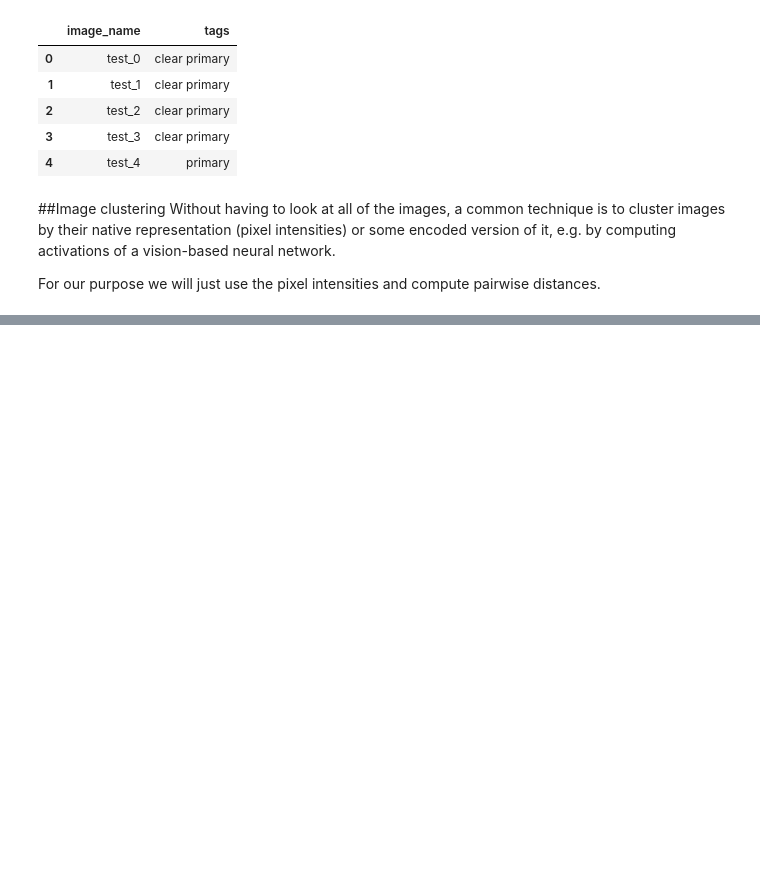
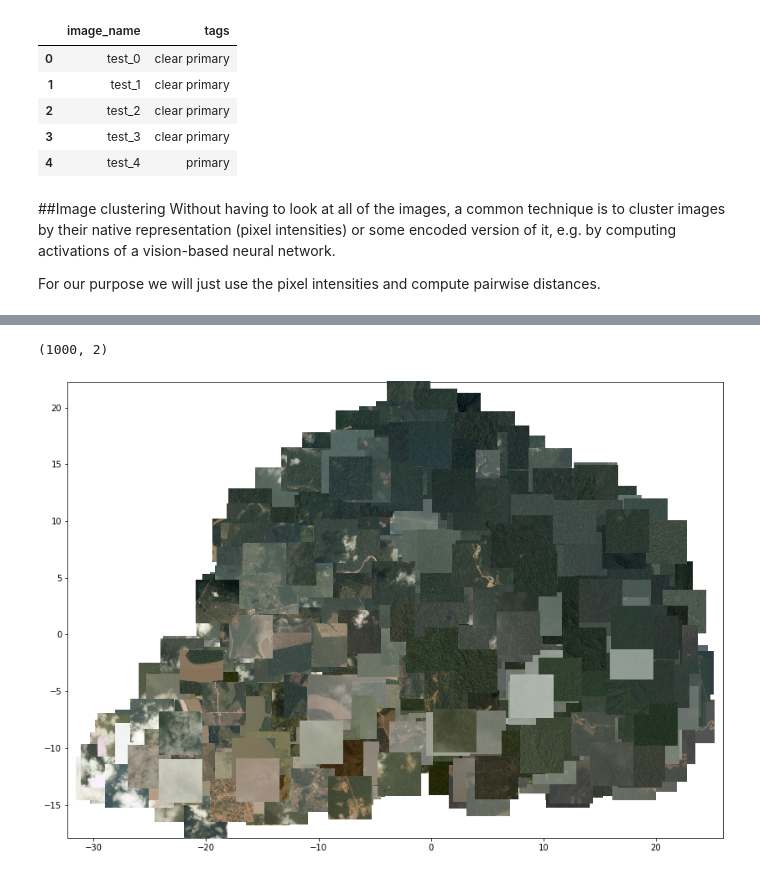
Before and after one commit to sidhant-guliani/satellite-images-CNN, a Jupyter notebook: multimultilabel_classification.ipynb, the cells around one changed output, grey strips where cells are left out. Drawn from its saved outputs; the diff is of its cells as text; code cells hidden in the pictures; blank space fills up the shorter version.

```diff
--- a/multimultilabel_classification.ipynb
+++ b/multimultilabel_classification.ipynb
@@ -377,0 +485,9 @@ sns.clustermap(
+# %%
+tsne_2 = TSNE(
+    n_components=2,
+    init='random',
+    random_state=101,
+    method='barnes_hut',
+    n_iter=500,
+    verbose=2
+).fit_transform(img_mat)
@@ -377,0 +513,19 @@ sns.clustermap(
+# %%
+tsne_2.shape
+# %% [output]
+(1000, 2)
+# %%
+n_imgs = 1000
+def plt_fig(x,y,images):
+  ax = plt.gca()
+  images = [OffsetImage(image, zoom=0.2) for image in images]
+  artists = []
+  for x0, y0, im0 in zip(x, y, images):
+        ab = AnnotationBbox(im0, (x0, y0), xycoords='data', frameon=False)
+        artists.append(ax.add_artist(ab))
+  ax.update_datalim(np.column_stack([x, y]))
+  ax.autoscale()
+plt.figure(figsize=(14,10))
+plt_fig(tsne_2[0:n_imgs,0], tsne_2[0:n_imgs,1], [plt.imread(image_paths[i]) for i in range(n_imgs)])
+# %% [output]
+[figure, added]
```
Also changed, not shown: parts of 17 cells of this notebook.
